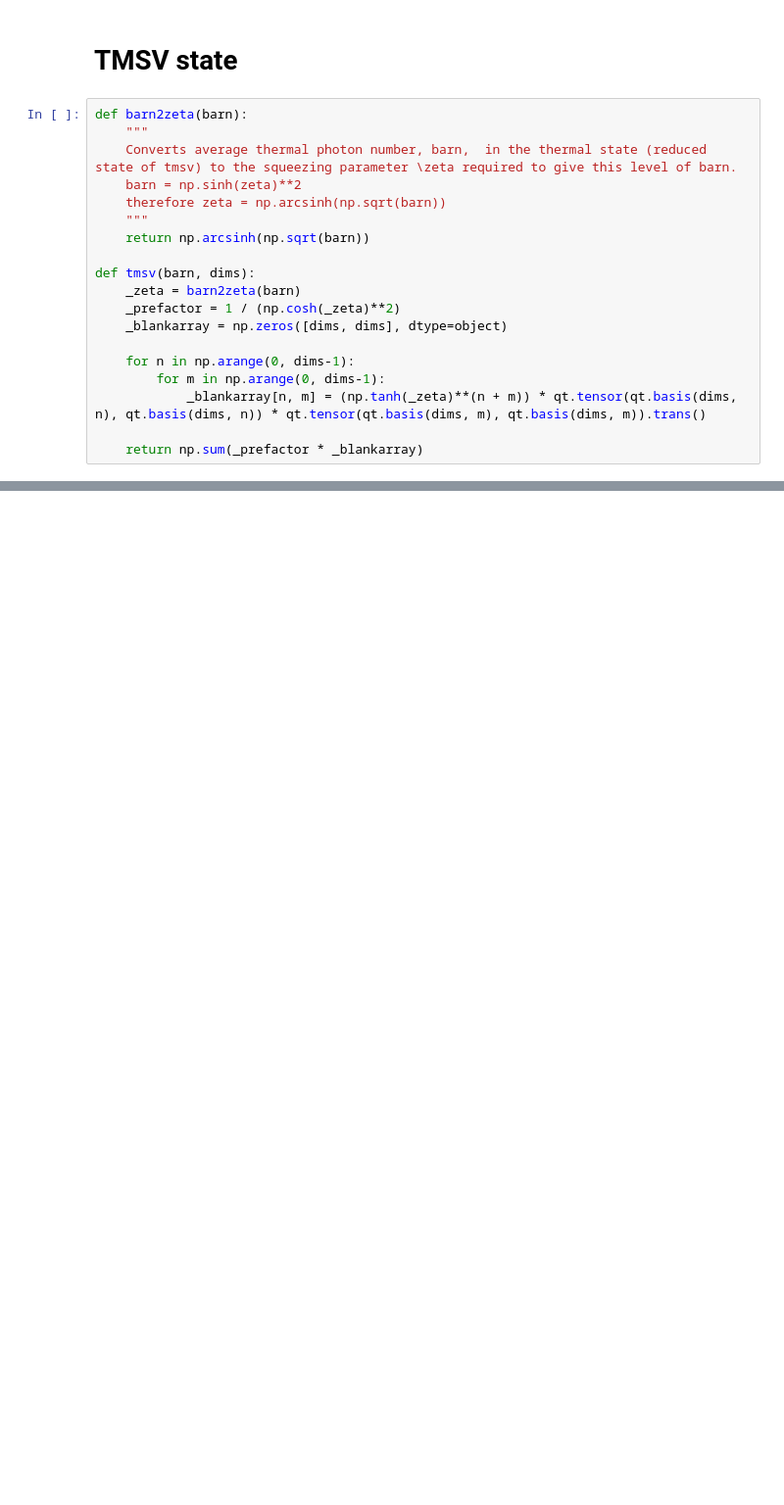
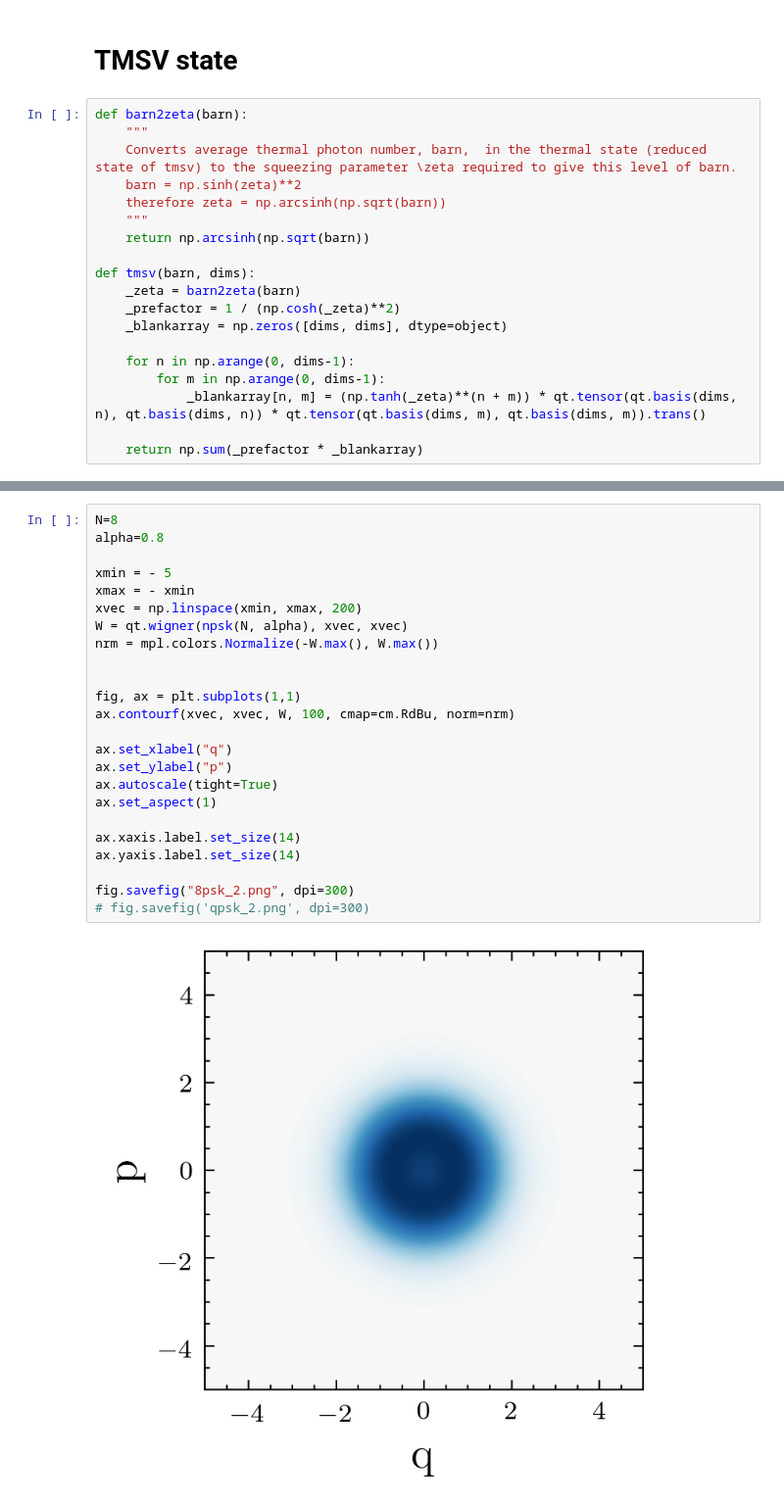
Before and after one commit to mtqoi/Thesis, a Jupyter notebook: Images/introduction/figures_introduction.ipynb, the cells around one changed output, grey strips where cells are left out. Shown at 98% size. Cells and saved outputs as stored; diff of their text form; blank space fills up the shorter version.

```diff
--- a/Images/introduction/figures_introduction.ipynb
+++ b/Images/introduction/figures_introduction.ipynb
@@ -207,0 +254,26 @@ fig.savefig('tmsv_histogram.png', dpi=300)
+# %%
+N=8
+alpha=0.8
+
+xmin = - 5
+xmax = - xmin
+xvec = np.linspace(xmin, xmax, 200)
+W = qt.wigner(npsk(N, alpha), xvec, xvec)
+nrm = mpl.colors.Normalize(-W.max(), W.max())
+
+
+fig, ax = plt.subplots(1,1)
+ax.contourf(xvec, xvec, W, 100, cmap=cm.RdBu, norm=nrm)
+
+ax.set_xlabel("q")
+ax.set_ylabel("p")
+ax.autoscale(tight=True)
+ax.set_aspect(1)
+
+ax.xaxis.label.set_size(14)
+ax.yaxis.label.set_size(14)
+
+fig.savefig("8psk_2.png", dpi=300)
+# fig.savefig('qpsk_2.png', dpi=300)
+# %% [output]
+[figure, added]
```
Also changed, not shown: parts of 18 cells of this notebook, 5 other files.
